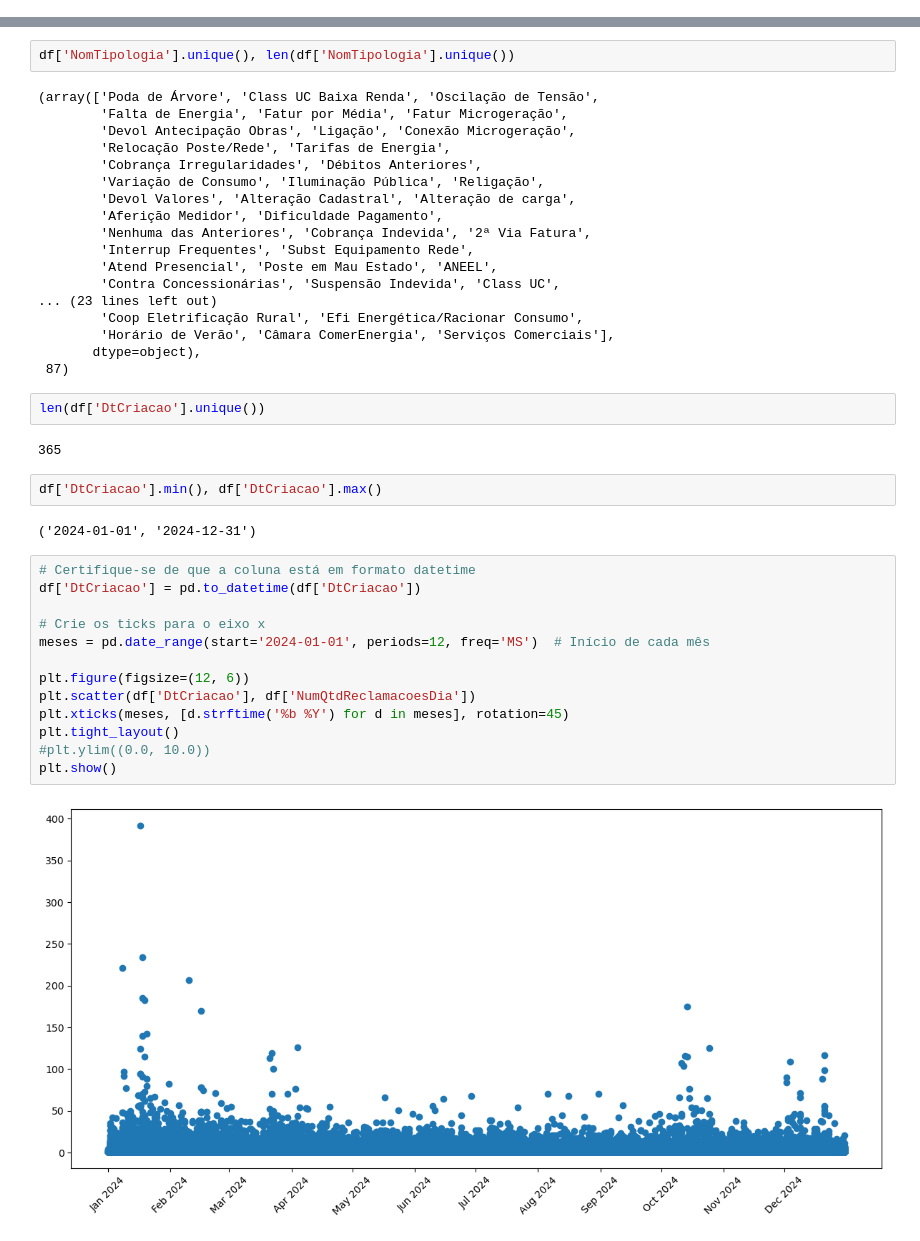
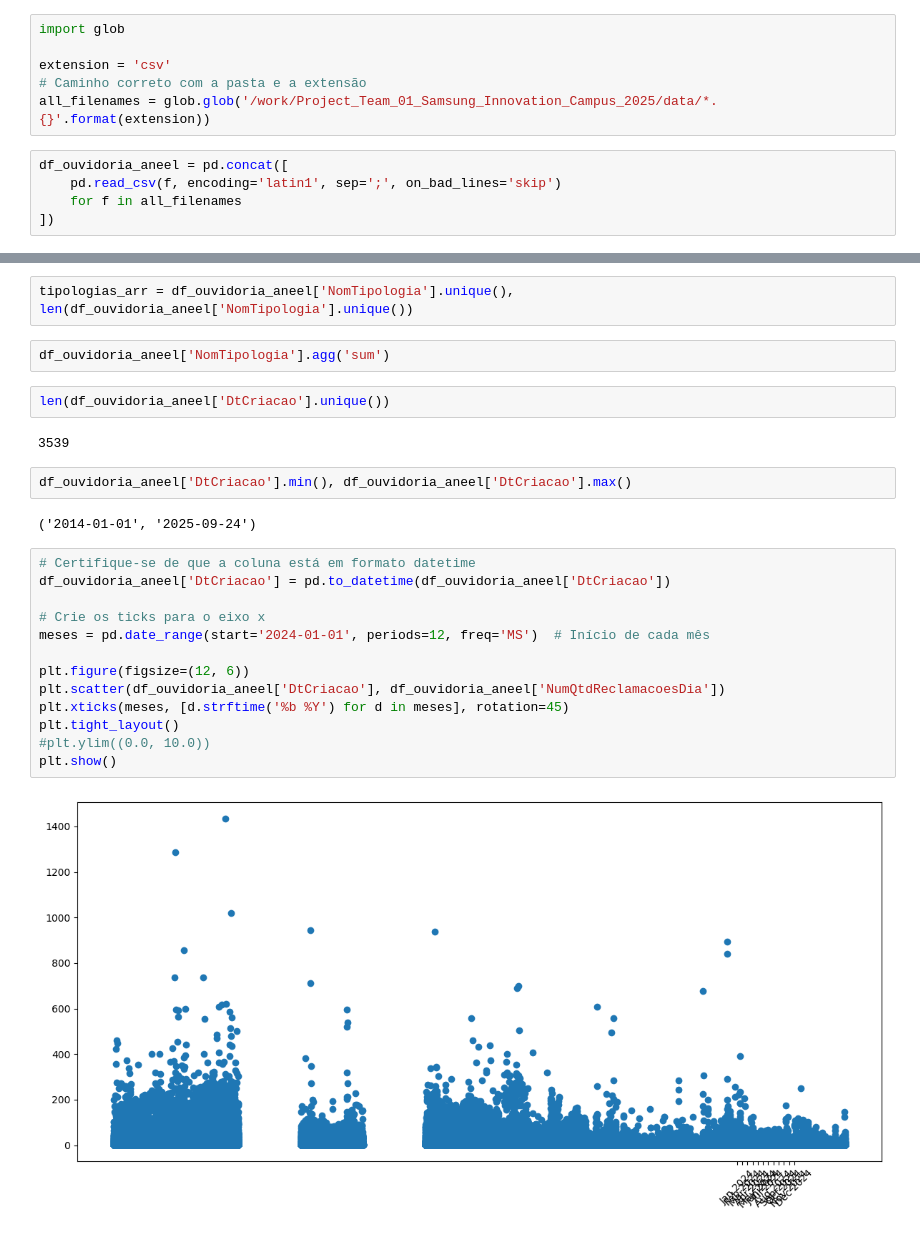
Before and after one commit to rochadelon/Project-Team-01-Samsung-Innovation-Campus-2025, a Jupyter notebook: notebooks/main.ipynb, the cells around one changed output, grey strips where cells are left out. Drawn from its saved outputs; the diff is of its cells as text.

```diff
--- a/notebooks/main.ipynb
+++ b/notebooks/main.ipynb
@@ -35 +7,12 @@ NameError: name 'df' is not defined
+# %%
+import glob
+
+extension = 'csv'
+# Caminho correto com a pasta e a extensão
+all_filenames = glob.glob('/work/Project_Team_01_Samsung_Innovation_Campus_2025/data/*.{}'.format(extension))
+# %%
+df_ouvidoria_aneel = pd.concat([
+    pd.read_csv(f, encoding='latin1', sep=';', on_bad_lines='skip')
+    for f in all_filenames
+])
 # %%
@@ -55,46 +38,30 @@ df['NomSubCategoria'].unique(), len(df['NomSubCategoria'].unique())
 # %%
-df['NomTipologia'].unique(), len(df['NomTipologia'].unique())
+tipologias_arr = df_ouvidoria_aneel['NomTipologia'].unique(), len(df_ouvidoria_aneel['NomTipologia'].unique())
-# %% [output]
-(array(['Poda de Árvore', 'Class UC Baixa Renda', 'Oscilação de Tensão',
-        'Falta de Energia', 'Fatur por Média', 'Fatur Microgeração',
-        'Devol Antecipação Obras', 'Ligação', 'Conexão Microgeração',
-        'Relocação Poste/Rede', 'Tarifas de Energia',
-        'Cobrança Irregularidades', 'Débitos Anteriores',
-        'Variação de Consumo', 'Iluminação Pública', 'Religação',
-        'Devol Valores', 'Alteração Cadastral', 'Alteração de carga',
-        'Aferição Medidor', 'Dificuldade Pagamento',
-        'Nenhuma das Anteriores', 'Cobrança Indevida', '2ª Via Fatura',
-        'Interrup Frequentes', 'Subst Equipamento Rede',
-        'Atend Presencial', 'Poste em Mau Estado', 'ANEEL',
-        'Contra Concessionárias', 'Suspensão Indevida', 'Class UC',
-... (23 lines left out)
-        'Coop Eletrificação Rural', 'Efi Energética/Racionar Consumo',
-        'Horário de Verão', 'Câmara ComerEnergia', 'Serviços Comerciais'],
-       dtype=object),
- 87)
+# %%
+df_ouvidoria_aneel['NomTipologia'].agg('sum')
 # %%
-len(df['DtCriacao'].unique())
+len(df_ouvidoria_aneel['DtCriacao'].unique())
 # %% [output]
-365
+3539
 # %%
-df['DtCriacao'].min(), df['DtCriacao'].max()
+df_ouvidoria_aneel['DtCriacao'].min(), df_ouvidoria_aneel['DtCriacao'].max()
 # %% [output]
-('2024-01-01', '2024-12-31')
+('2014-01-01', '2025-09-24')
 # %%
 # Certifique-se de que a coluna está em formato datetime
-df['DtCriacao'] = pd.to_datetime(df['DtCriacao'])
+df_ouvidoria_aneel['DtCriacao'] = pd.to_datetime(df_ouvidoria_aneel['DtCriacao'])
 
 # Crie os ticks para o eixo x
 meses = pd.date_range(start='2024-01-01', periods=12, freq='MS')  # Início de cada mês
 
 plt.figure(figsize=(12, 6))
-plt.scatter(df['DtCriacao'], df['NumQtdReclamacoesDia'])
+plt.scatter(df_ouvidoria_aneel['DtCriacao'], df_ouvidoria_aneel['NumQtdReclamacoesDia'])
 plt.xticks(meses, [d.strftime('%b %Y') for d in meses], rotation=45)
 plt.tight_layout()
 #plt.ylim((0.0, 10.0))
 plt.show()
 # %% [output]
-[figure, old version]
+[figure, new version]
 # %% [markdown]
 <a style='text-decoration:none;line-height:16px;display:flex;color:#5B5B62;padding:10px;justify-content:end;' href='https://deepnote.com?utm_source=created-in-deepnote-cell&projectId=40104a66-dba8-40d0-8fdb-2243b221c695' target="_blank">
 <img alt='Created in deepnote.com' style='display:inline;max-height:16px;margin:0px;margin-right:7.5px;' src='embedded-picture-1' > </img>
```
Also changed, not shown: parts of 6 cells of this notebook.
